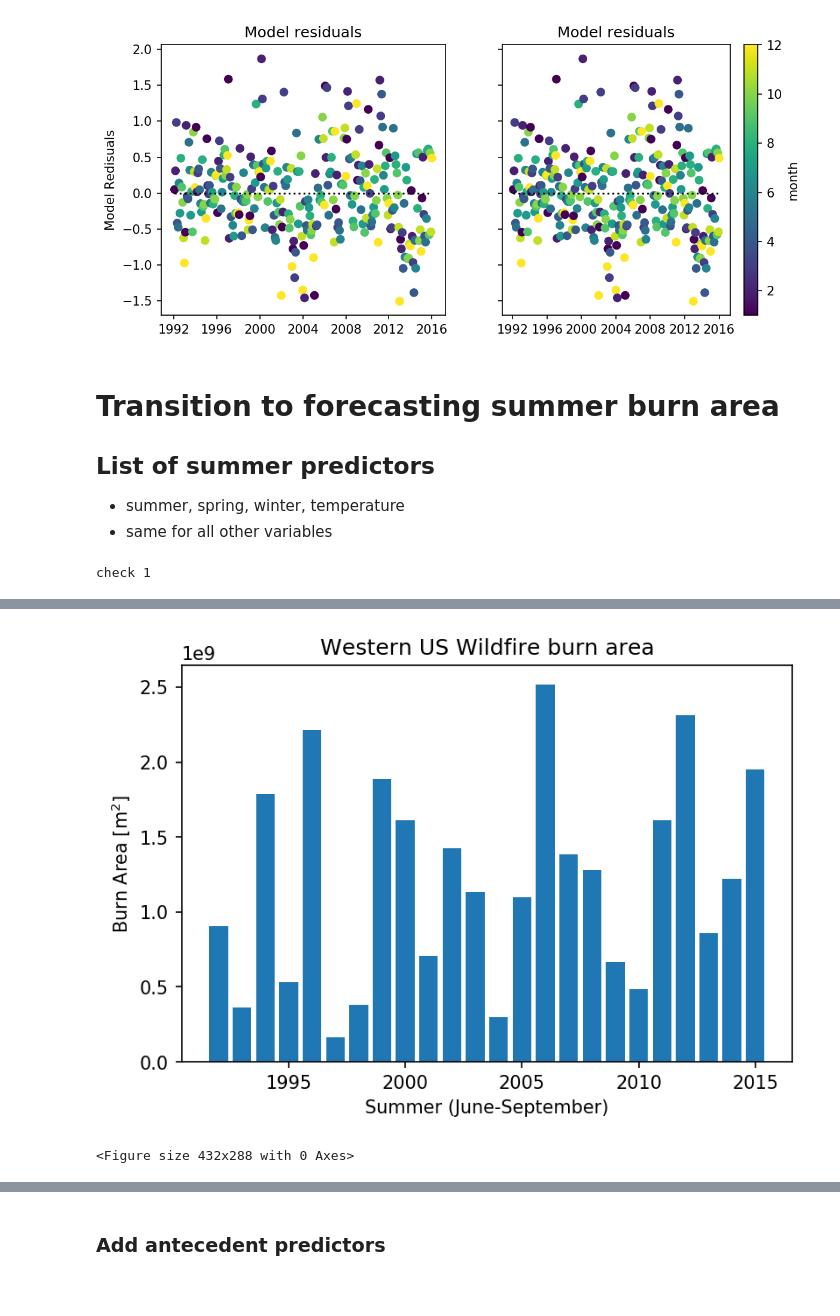
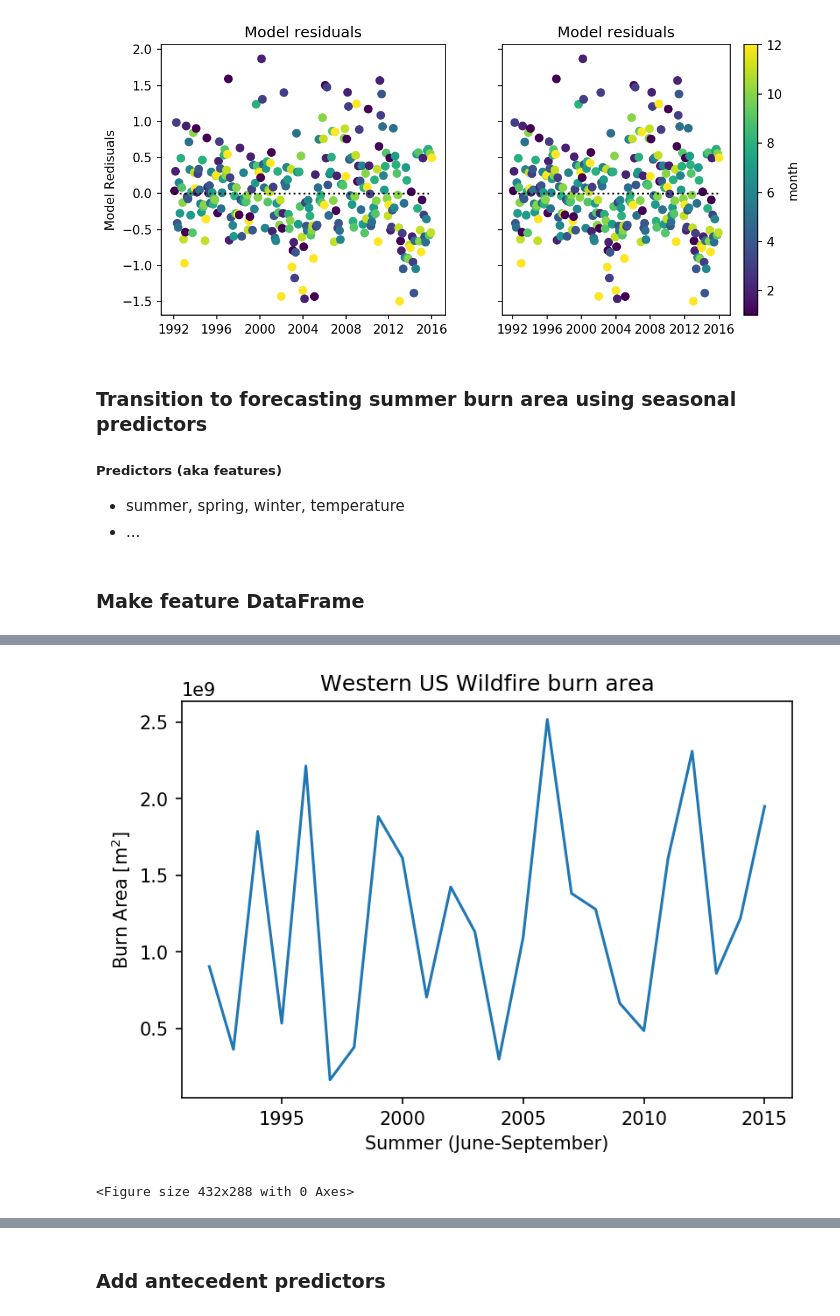
Before and after one commit to stevenjoelbrey/metSpread, a Jupyter notebook: Python/burn_area_met_selector.ipynb, the cells around one changed output, grey strips where cells are left out. Drawn from its saved outputs; the diff is of its cells as text; code cells hidden in the pictures.

Commit message:
updates to the analysis pipeline. Removing monthly lasso.

```diff
--- a/Python/burn_area_met_selector.ipynb
+++ b/Python/burn_area_met_selector.ipynb
@@ -89,0 +86,11 @@ plt.show()
+# %%
+# Get the gridded FPA FOD burn area data [time, lat, lon, LC]
+BA, t_fire, lon, lat, LC  = get_FPA_FOD_csv_data(235., 258., 31., 49.)
+
+plt.figure(dpi=200)
+plt.pcolor(lon, lat, np.sum(BA, axis=(0, 3)))
+plt.colorbar(label="m$^{2}$")
+plt.xlabel("Longitude")
+plt.ylabel("Latitude")
+plt.title("Total burn area 1992-2015, all months, all ignitions")
+plt.show()
@@ -89,0 +99,9 @@ plt.show()
+# %%
+LC_forest = [1,2,3,4,5]
+LC_grass = [10]
+
+BA_forest = BA[:, :, :, LC_forest]
+BA_grass = BA[:,:,:, LC_grass]
+
+print BA_forest.shape
+print BA_grass.shape
@@ -367,25 +385,36 @@ plt.show()
 [figure]
 [figure]
 # %% [markdown]
-# Transition to forecasting summer burn area
+### Transition to forecasting summer burn area using seasonal predictors
 
-## List of summer predictors
+##### Predictors (aka features)
 - summer, spring, winter,  temperature
-- same for all other variables
+-  ...
+# %% [markdown]
+### Make feature DataFrame
 # %%
 # Create summer burn area time series
-years = np.unique(BA_df.year)
-nYears = len(years)
-summer_BA = np.zeros(nYears)
+# TODO: Copy the functionality of predictor_dict{}
+# TODO: to create burn area summaries for different land cover
+# TODO: classifications.
+years     = np.sort(np.unique(BA_df.year))
+nYears    = len(years)
+summer_forest_BA = np.zeros(nYears)
+summer_grass_BA  = np.zeros(nYears)
 
 # Create season masks (first month last month of season). Each season gets its own
-# column.
+# column in the features DataFrame.
+# NOTE: # Make sure to not use months after wildfires in a given year, e.g.
+# NOTE: December, unless set to the year before # Make sure to not use months
+# NOTE: after wildfires in a given year, e.g. December, unless set to the year before
 month = pd.Series(t.month)
-seasons = {"winter":[1,2], # Make sure to not use months after wildfires in a given year
+seasons = {"winter":[1,2],
            "spring":[3,4,5],
            "summer":[6,7,8,9]}
 
-# TODO: Add all summer predictors here
+# Make a dictionary to store predictors for each variable for each season
+# of interest.
+# TODO: Nino index as a predictor?
 variables = ["t2m", "tp", "si10", "RH", "VPD"]
 predictor_dict = {} # To store predictor information
 for pre in variables:
@@ -393,13 +422,11 @@ for pre in variables:
         predictor_name = pre + "_" + s
         predictor_dict[predictor_name] = np.zeros(nYears)
 
-print "check 1"
-
-
-# Loop through years
+# Loop through each year, assigning desired season predictor value
+# within each year
 for i in range(nYears):
 
-    # Mask the year
+    # Mask the year of interest
     year_mask = years[i] == BA_df.year
 
     # Loop through seasons, within a year
@@ -410,53 +437,53 @@ for i in range(nYears):
 
         # combine to make a single mask
         tChunk = month_mask & year_mask
-        #print s
-        #print t[tChunk]
 
         # Take desired stats (mean or sum) of these temporal chunk
         if s == "summer":
             summer_BA[i] = np.sum(BA_df.BA_m2[tChunk])
-            #summer_BA[i] = np.sum(BA_df.BA_m2[year_mask])
+            summer_forest_BA[i] = y_forest[tChunk]
+            summer_grass_BA[i] = y_grass[tChunk]
             #print t[year_mask]
 
         # For each predictor variable, loop through taking relevant stat
         # TODO: consider an if statement to take sums vs. means of variables
+        # TODO: See if .loc is better for subsetting DataFrame X
         for pre in variables:
             predictor_dict[pre+"_"+s][i] = np.mean(X[pre][tChunk])
 
-# Assign the summer values to this dataframe
-df_summer_predictors = pd.DataFrame(predictor_dict)
+# Assign the summer values to a Features DataFrame
+df_features = pd.DataFrame(predictor_dict)
 
 # TODO: Figure out why the 2015 shown here has such high burn area relative to what is shown in
 # TODO: older figures. My money is on fires from the planes somewhere, probably Texas.
 plt.figure(dpi=150)
-plt.bar(years, summer_BA)
+plt.plot(years, summer_BA, label="Wildfire Burn Area")
 plt.title("Western US Wildfire burn area")
 plt.ylabel("Burn Area [m$^{2}$]")
 plt.xlabel("Summer (June-September)")
 plt.figure()
 
 del predictor_dict
 
-df_summer_predictors
+# Show the features that will be used for prediction
+df_features
 # %% [output]
-check 1
 |  | RH_spring | RH_summer | RH_winter | VPD_spring | VPD_summer | VPD_winter | si10_spring | si10_summer | ... |
 | 0 | 55.501331 | 48.507793 | 69.892487 | 676.902893 | 1238.405151 | 262.262909 | 3.387895 | 3.355550 | ... |
 | 1 | 58.740406 | 50.976173 | 74.296608 | 615.655823 | 1128.809082 | 201.175476 | 3.653267 | 3.504146 | ... |
 | 2 | 54.951214 | 43.415512 | 66.229370 | 653.250183 | 1494.042236 | 288.578796 | 3.616241 | 3.365082 | ... |
 | 3 | 60.585571 | 49.474907 | 72.885254 | 521.595459 | 1243.115723 | 244.760895 | 3.847413 | 3.386811 | ... |
 | 4 | 56.281628 | 46.270874 | 68.262878 | 653.216431 | 1364.721436 | 283.076447 | 3.946157 | 3.414682 | ... |
 | 5 | 55.700245 | 51.996761 | 70.435738 | 658.580811 | 1193.626221 | 256.941010 | 3.820725 | 3.395253 | ... |
 | 6 | 60.268215 | 50.431099 | 73.592522 | 521.634338 | 1261.677979 | 230.444305 | 3.614509 | 3.246826 | ... |
 | 7 | 55.437603 | 49.340408 | 65.969704 | 583.499268 | 1191.266235 | 310.079193 | 4.042327 | 3.342825 | ... |
 | 8 | 54.544891 | 46.065357 | 68.996674 | 692.509583 | 1376.906738 | 288.298401 | 3.843377 | 3.400272 | ... |
 | 9 | 55.065189 | 46.526154 | 69.624619 | 677.591003 | 1376.526733 | 243.708725 | 3.707752 | 3.292998 | ... |
 | ... | ... | ... | ... | ... | ... | ... | ... | ... | ... |
 | 19 | 56.738556 | 46.256828 | 64.708481 | 591.493225 | 1378.520874 | 281.695007 | 4.225885 | 3.334775 | ... |
 | 20 | 49.887867 | 44.007828 | 61.772083 | 750.604553 | 1471.030884 | 331.662048 | 4.099613 | 3.280980 | ... |
 | 21 | 51.068996 | 48.848351 | 65.111061 | 721.719727 | 1350.228882 | 278.276123 | 3.864285 | 3.276361 | ... |
 | 22 | 50.499588 | 48.602165 | 62.050133 | 727.936218 | 1311.729736 | 354.830048 | 3.913647 | 3.232657 | ... |
 | 23 | 53.462528 | 46.430511 | 67.781120 | 671.240173 | 1405.690674 | 328.897400 | 3.559016 | 3.158303 | ... |
-[figure, old version]
+[figure, new version]
-<Figure size 432x288 with 0 Axes>
+<Figure size 432x288 with 0 Axes>
```
Also changed, not shown: parts of 27 cells of this notebook, 2 other files.
